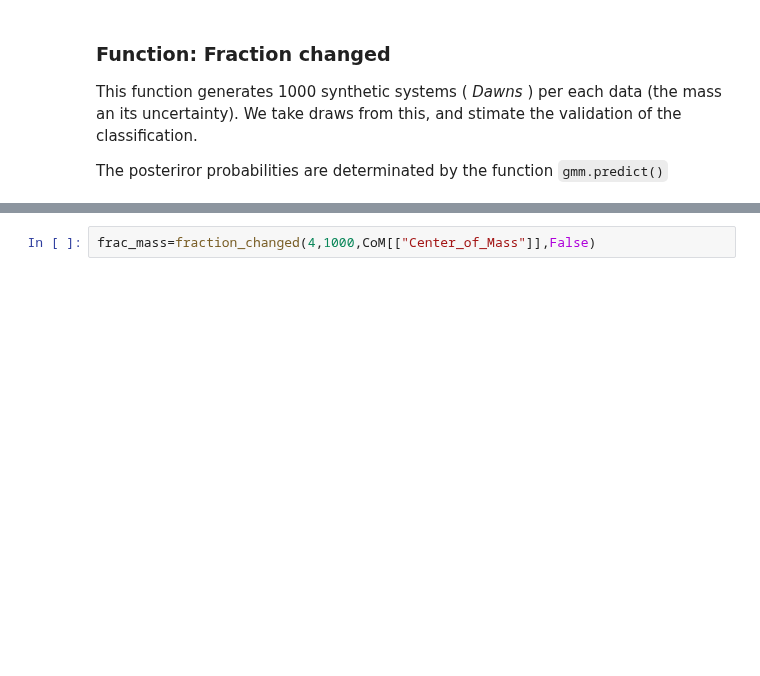
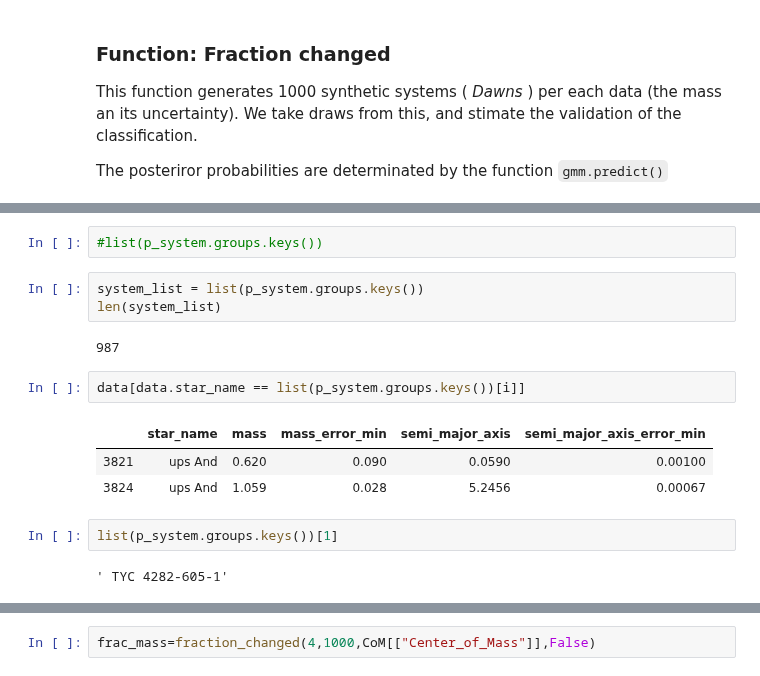
Before and after one commit to fjbautistas/Mixture_Gaussian_CM_of_Planets, a Jupyter notebook: Clasification.ipynb, the cells around one changed output, grey strips where cells are left out. Drawn from its saved outputs; the diff is of its cells as text; blank space fills up the shorter version.

```diff
--- a/Clasification.ipynb
+++ b/Clasification.ipynb
@@ -289,3 +312,20 @@ data
+# %%
+#list(p_system.groups.keys())
+# %%
+system_list = list(p_system.groups.keys())
+len(system_list)
+# %% [output]
+987
+# %%
+data[data.star_name == list(p_system.groups.keys())[i]]
+# %% [output]
+|  | star_name | mass | mass_error_min | semi_major_axis | semi_major_axis_error_min |
+| 3821 | ups And | 0.620 | 0.090 | 0.0590 | 0.00100 |
+| 3824 | ups And | 1.059 | 0.028 | 5.2456 | 0.00067 |
+# %%
+list(p_system.groups.keys())[1]
+# %% [output]
+' TYC 4282-605-1'
 # %%
 #'dawns' is the number of synthetic systems per each data known
 #'data' is a DataFrame of the data, with column "Center of Mass"
```
Also changed, not shown: parts of 9 cells of this notebook.
